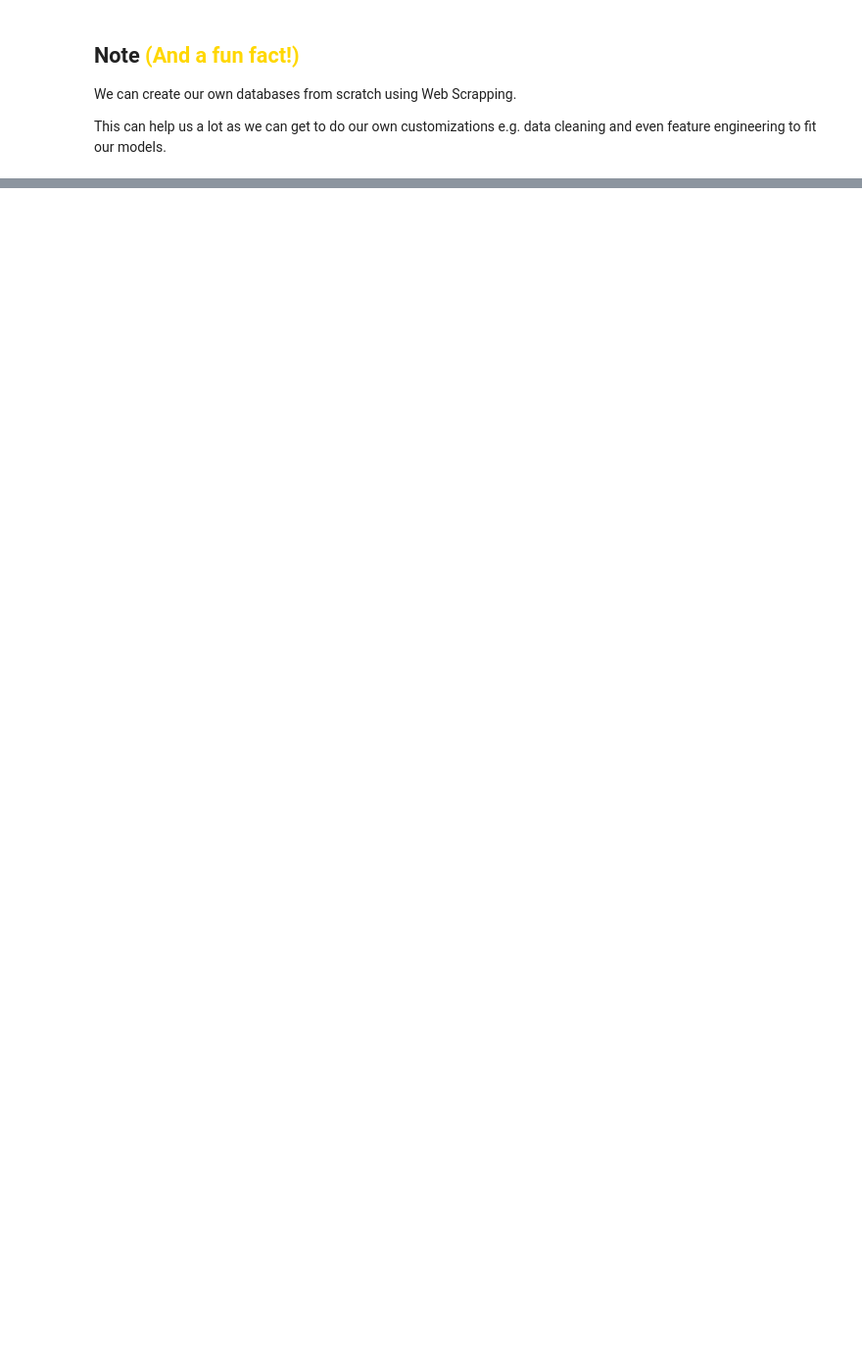
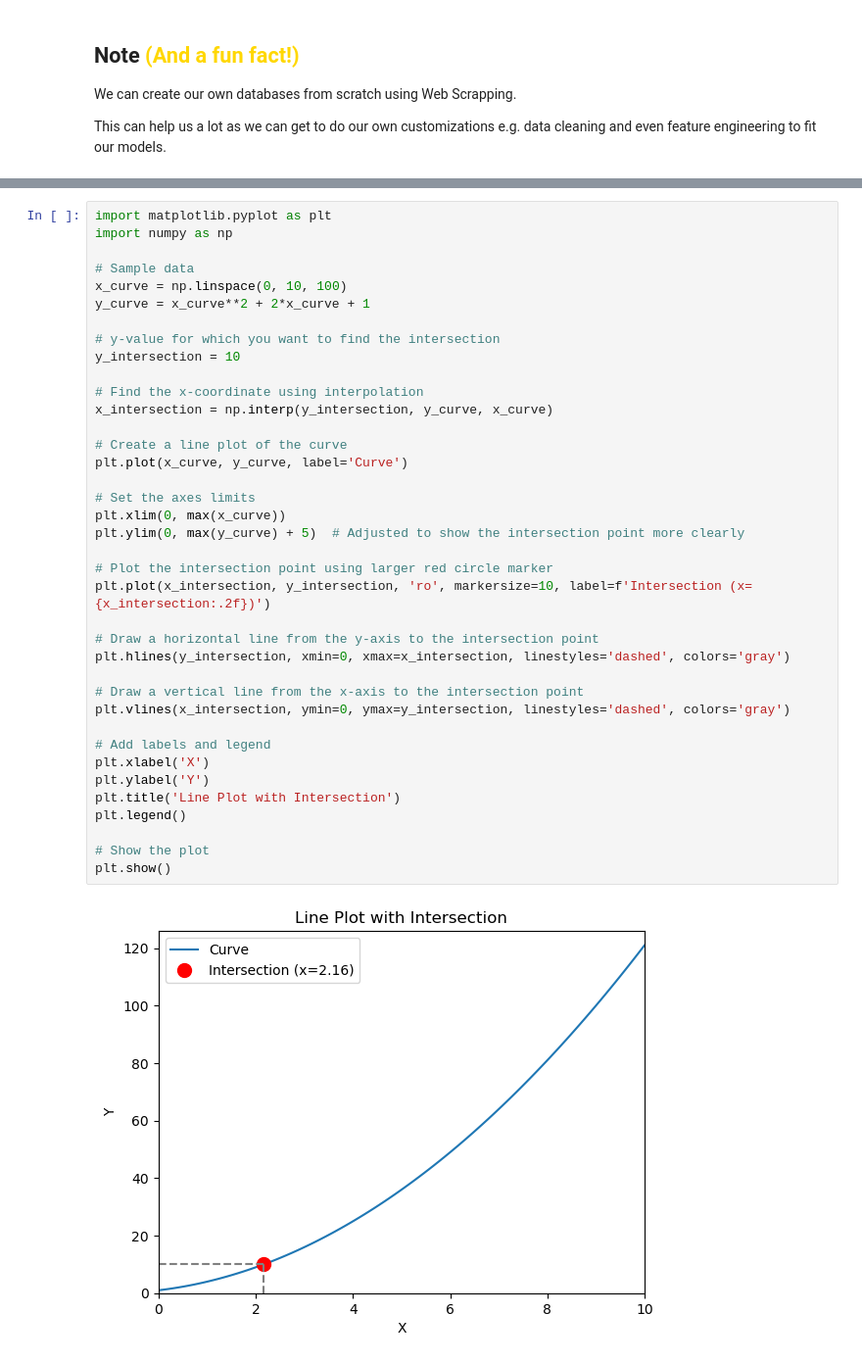
Before and after one commit to BILDADMOSES/Web-Scraping, a Jupyter notebook: Web_Scrapping.ipynb, the cells around one changed output, grey strips where cells are left out. Shown at 98% size. Saved outputs shown, nothing was run; the diff lists cells and outputs as text; blank space fills up the shorter version.

```diff
--- a/Web_Scrapping.ipynb
+++ b/Web_Scrapping.ipynb
@@ -156,0 +194,40 @@ This can help us a lot as we can get to do our own customizations e.g. data clea
+# %%
+import matplotlib.pyplot as plt
+import numpy as np
+
+# Sample data
+x_curve = np.linspace(0, 10, 100)
+y_curve = x_curve**2 + 2*x_curve + 1
+
+# y-value for which you want to find the intersection
+y_intersection = 10
+
+# Find the x-coordinate using interpolation
+x_intersection = np.interp(y_intersection, y_curve, x_curve)
+
+# Create a line plot of the curve
+plt.plot(x_curve, y_curve, label='Curve')
+
+# Set the axes limits
+plt.xlim(0, max(x_curve))
+plt.ylim(0, max(y_curve) + 5)  # Adjusted to show the intersection point more clearly
+
+# Plot the intersection point using larger red circle marker
+plt.plot(x_intersection, y_intersection, 'ro', markersize=10, label=f'Intersection (x={x_intersection:.2f})')
+
+# Draw a horizontal line from the y-axis to the intersection point
+plt.hlines(y_intersection, xmin=0, xmax=x_intersection, linestyles='dashed', colors='gray')
+
+# Draw a vertical line from the x-axis to the intersection point
+plt.vlines(x_intersection, ymin=0, ymax=y_intersection, linestyles='dashed', colors='gray')
+
+# Add labels and legend
+plt.xlabel('X')
+plt.ylabel('Y')
+plt.title('Line Plot with Intersection')
+plt.legend()
+
+# Show the plot
+plt.show()
+# %% [output]
+[figure, added]
```
Also changed, not shown: parts of 1 cell of this notebook.
